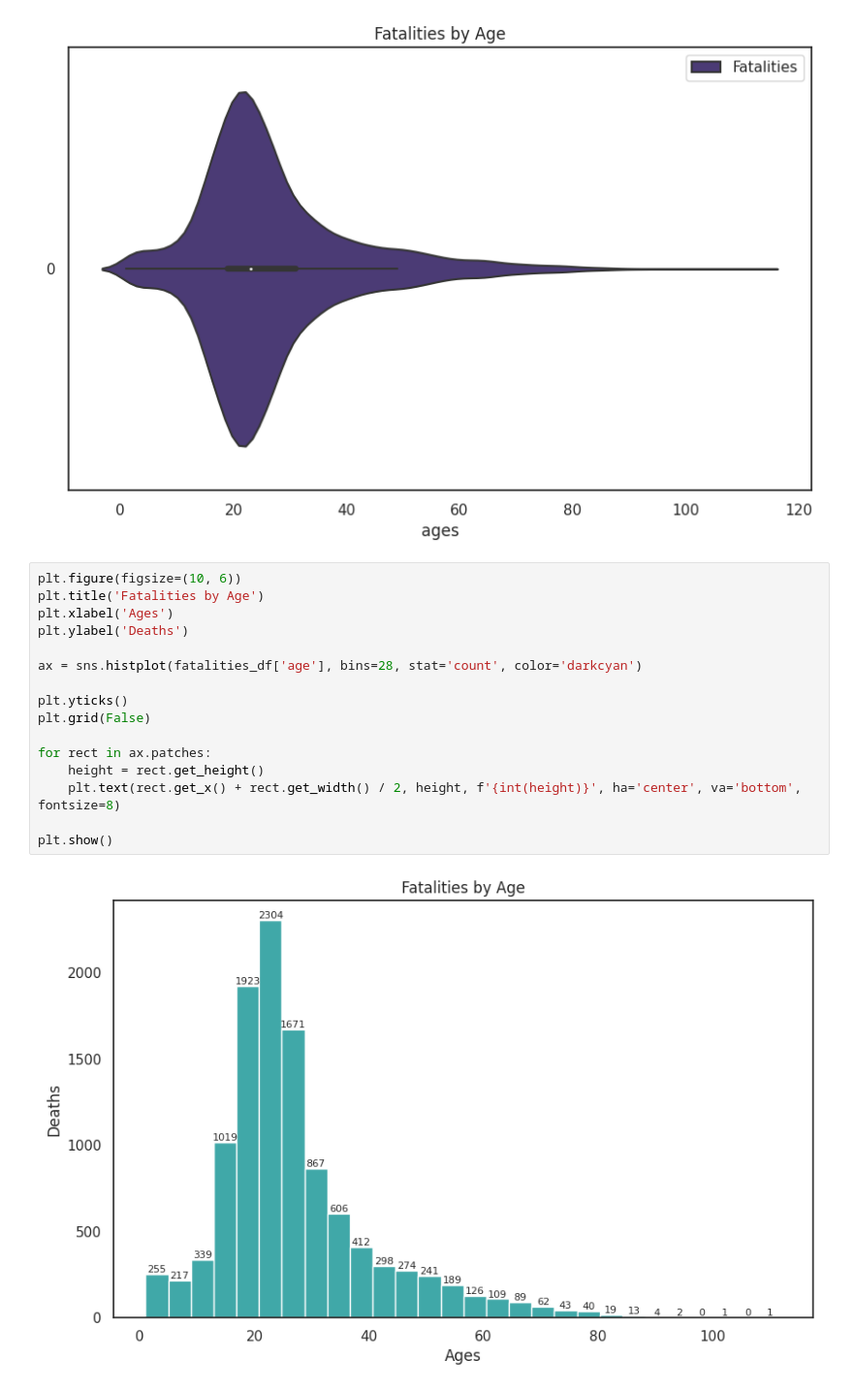
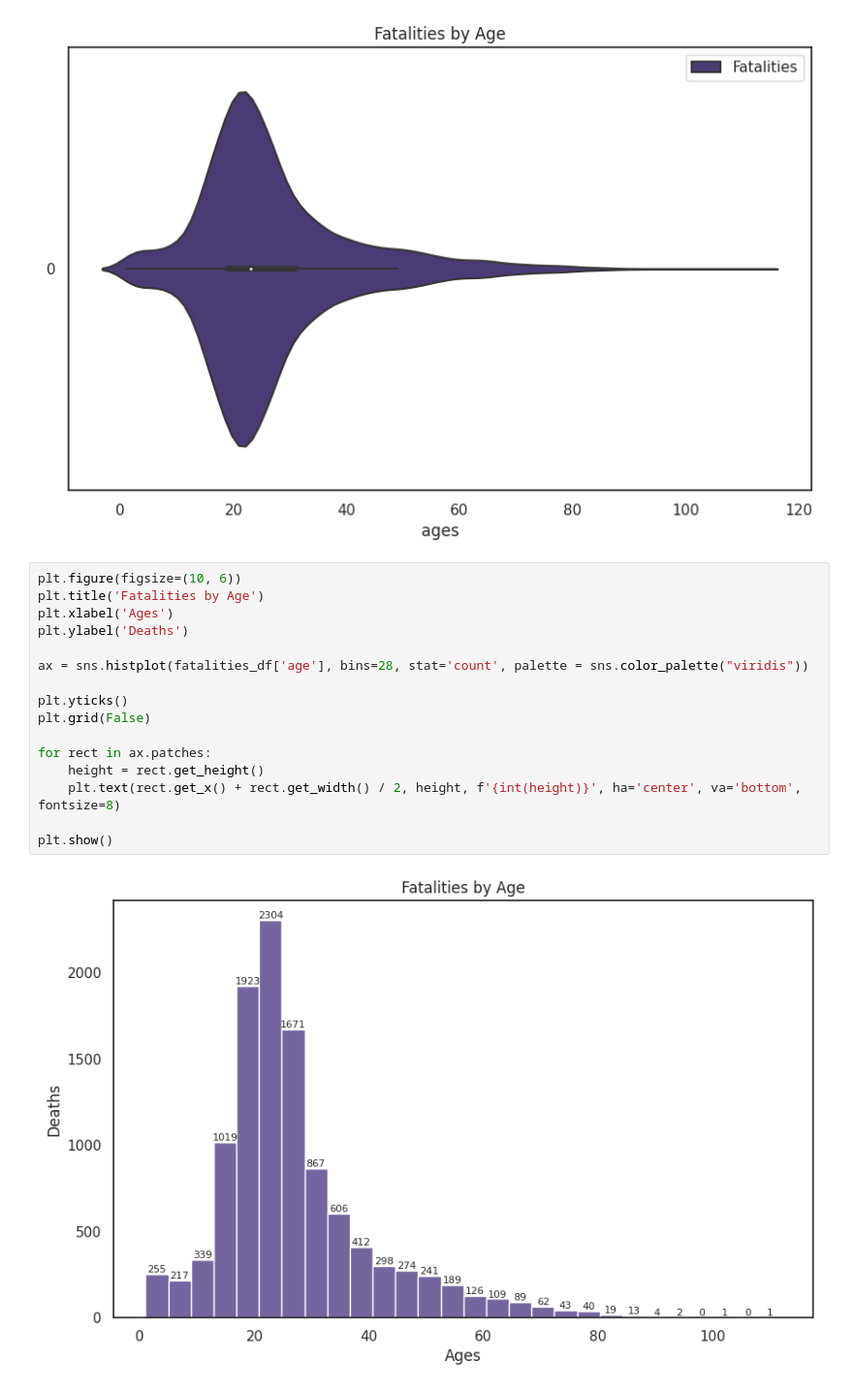
Before and after one commit to exdsgift/IPC-MideastAnalytics, a Jupyter notebook: Fatalities_Project.ipynb, the cells around one changed output. Shown at 97% size. Cells and saved outputs as stored; diff of their text form.

```diff
--- a/Fatalities_Project.ipynb
+++ b/Fatalities_Project.ipynb
@@ -472,18 +472,18 @@ plt.show()
 # %%
 plt.figure(figsize=(10, 6))
 plt.title('Fatalities by Age')
 plt.xlabel('Ages')
 plt.ylabel('Deaths')
 
-ax = sns.histplot(fatalities_df['age'], bins=28, stat='count', color='darkcyan')
+ax = sns.histplot(fatalities_df['age'], bins=28, stat='count', palette = sns.color_palette("viridis"))
 
 plt.yticks()
 plt.grid(False)
 
 for rect in ax.patches:
     height = rect.get_height()
     plt.text(rect.get_x() + rect.get_width() / 2, height, f'{int(height)}', ha='center', va='bottom', fontsize=8)
 
 plt.show()
 # %% [output]
-[figure, old version]
+[figure, new version]
```
Also changed, not shown: parts of 23 cells of this notebook.
